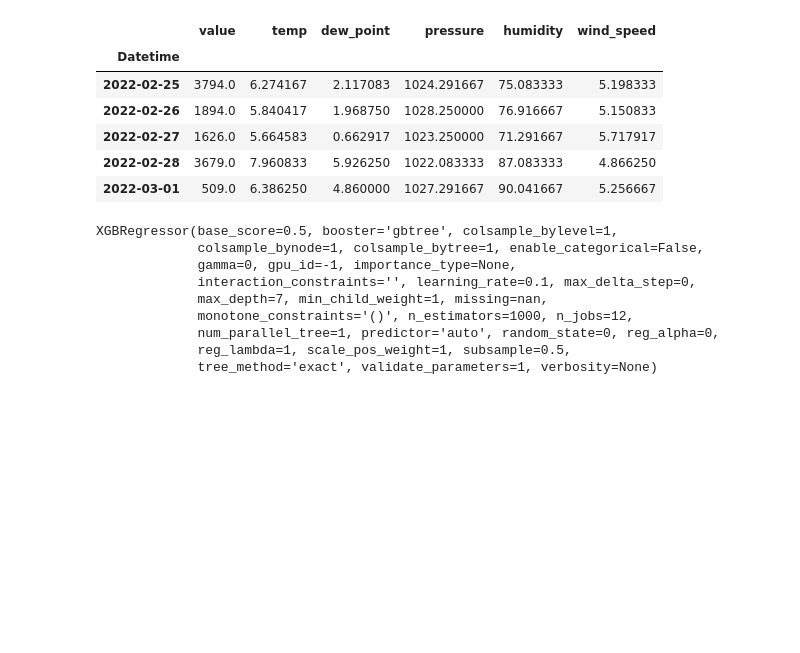
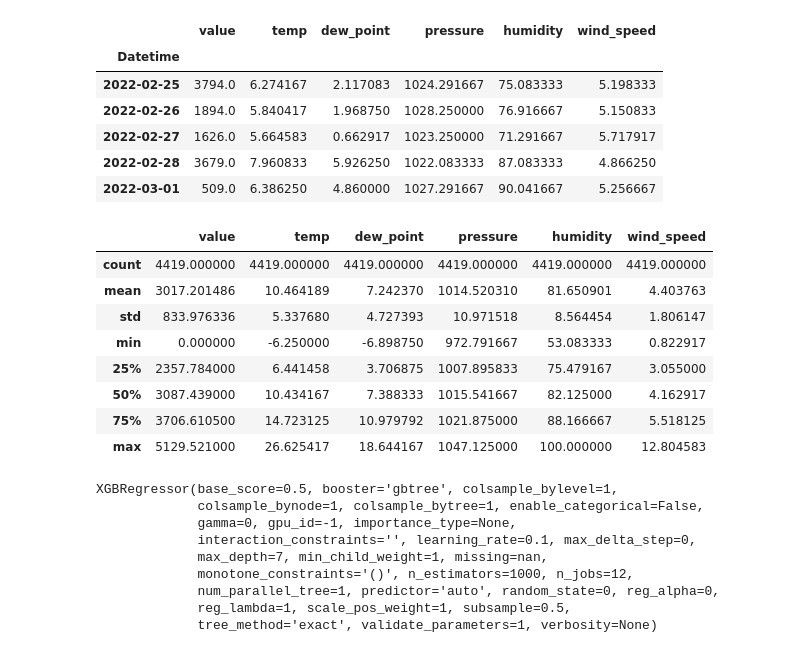
Before and after one commit to UsmanKolo/Master_Thesis, a Jupyter notebook: Notebooks/feature_importance.ipynb, the cells around one changed output. Saved outputs shown, nothing was run; the diff lists cells and outputs as text; code cells hidden in the pictures; blank space fills up the shorter version.

```diff
--- a/Notebooks/feature_importance.ipynb
+++ b/Notebooks/feature_importance.ipynb
@@ -96,6 +108,18 @@ data1.tail()
 | 2022-02-27 | 1626.0 | 5.664583 | 0.662917 | 1023.250000 | 71.291667 | 5.717917 |
 | 2022-02-28 | 3679.0 | 7.960833 | 5.926250 | 1022.083333 | 87.083333 | 4.866250 |
 | 2022-03-01 | 509.0 | 6.386250 | 4.860000 | 1027.291667 | 90.041667 | 5.256667 |
+# %%
+data1.describe()
+# %% [output]
+|  | value | temp | dew_point | pressure | humidity | wind_speed |
+| count | 4419.000000 | 4419.000000 | 4419.000000 | 4419.000000 | 4419.000000 | 4419.000000 |
+| mean | 3017.201486 | 10.464189 | 7.242370 | 1014.520310 | 81.650901 | 4.403763 |
+| std | 833.976336 | 5.337680 | 4.727393 | 10.971518 | 8.564454 | 1.806147 |
+| min | 0.000000 | -6.250000 | -6.898750 | 972.791667 | 53.083333 | 0.822917 |
+| 25% | 2357.784000 | 6.441458 | 3.706875 | 1007.895833 | 75.479167 | 3.055000 |
+| 50% | 3087.439000 | 10.434167 | 7.388333 | 1015.541667 | 82.125000 | 4.162917 |
+| 75% | 3706.610500 | 14.723125 | 10.979792 | 1021.875000 | 88.166667 | 5.518125 |
+| max | 5129.521000 | 26.625417 | 18.644167 | 1047.125000 | 100.000000 | 12.804583 |
 # %%
 from sklearn.model_selection import *
 
```
Also changed, not shown: parts of 7 cells of this notebook.
